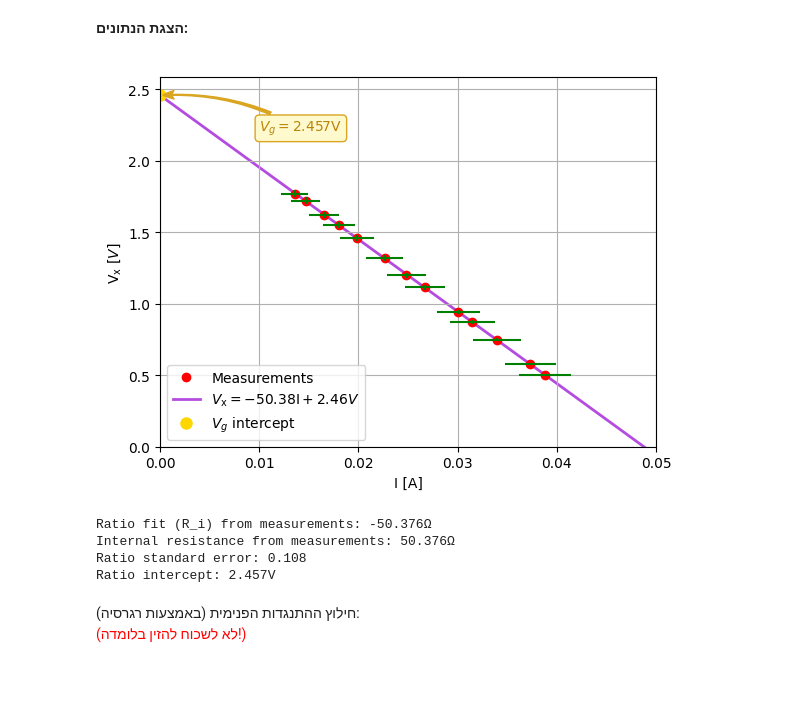
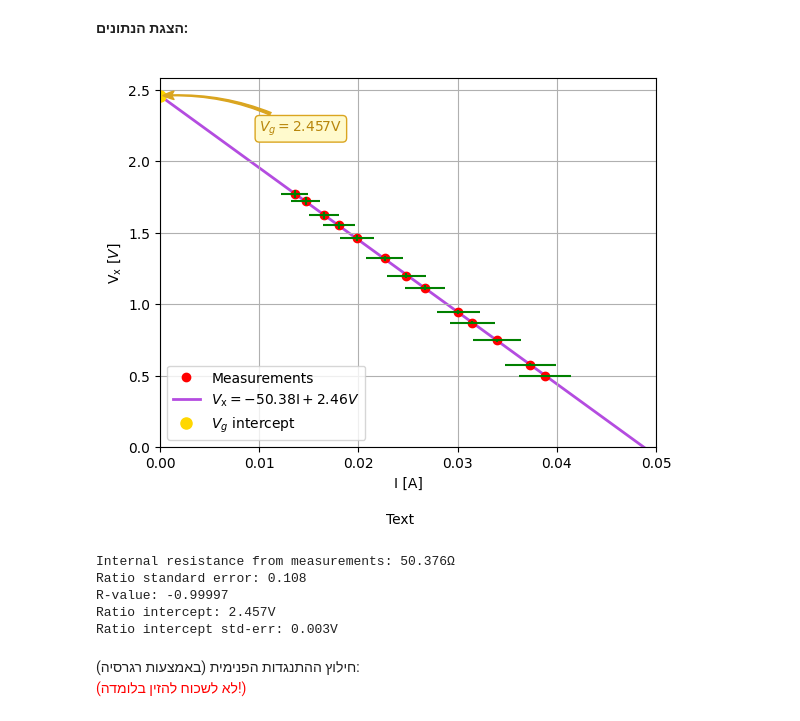
Before and after one commit to katzuv/studies, a Jupyter notebook: 2025S/Lab/03 DC.ipynb, the cells around one changed output. Saved outputs shown, nothing was run; the diff lists cells and outputs as text; code cells hidden in the pictures; blank space fills up the shorter version.

```diff
--- a/2025S/Lab/03 DC.ipynb
+++ b/2025S/Lab/03 DC.ipynb
@@ -181,40 +181,46 @@ lin = np.linspace(0, max(I) * 1.3, 200)
 plt.plot(lin, reg.slope * lin + reg.intercept, '-', linewidth=2, color='darkviolet', alpha=0.7, label=fr"$V_{{\mathrm{{x}}}} = {reg.slope:.2f} {{\mathrm{{I}}}} + {reg.intercept:.2f}V$", zorder=1)
 
 plt.plot(0, reg.intercept, "o", color="gold", markersize=8, label="$V_{g}$ intercept")
 
 plt.annotate(
     fr'$V_{{g}} = {reg.intercept:.3f}{{\mathrm{{V}}}}$',
     xy=(0, reg.intercept),
     xytext=(0.01, reg.intercept - 0.25),
     arrowprops=dict(
         arrowstyle='Fancy,tail_width=0.2,head_width=.6,head_length=.8',
         color="goldenrod",
         connectionstyle="arc3,rad=0.15"
     ),
     fontsize=10,
     color="darkgoldenrod",
     bbox=dict(boxstyle="round,pad=0.3", fc="lemonchiffon", ec="goldenrod", lw=1),
     zorder=2
 )
 
 plt.legend(loc="lower left")
 
 plt.xlim(left=0, right=0.05)
 plt.ylim(bottom=0)
+plt.grid()
 
-plt.grid()
+plt.figtext(0.5, -0.05, "Text", wrap=True, horizontalalignment='center', fontsize=10)
+
+plt.savefig('plott.svg', format='svg', dpi=300)
+
 plt.show()
 
-print(f"Ratio fit (R_i) from measurements: {reg.slope:.3f}Ω")
 print(f"Internal resistance from measurements: {-reg.slope:.3f}Ω")
 print(f"Ratio standard error: {reg.stderr:.3f}")
+print(f"R-value: {reg.rvalue:.5f}")
 print(f"Ratio intercept: {reg.intercept:.3f}V")
+print(f"Ratio intercept std-err: {reg.intercept_stderr:.3f}V")
 # %% [output]
-[figure, old version]
+[figure, new version]
-Ratio fit (R_i) from measurements: -50.376Ω
 Internal resistance from measurements: 50.376Ω
 Ratio standard error: 0.108
+R-value: -0.99997
 Ratio intercept: 2.457V
+Ratio intercept std-err: 0.003V
 # %% [markdown]
 <div dir=rtl>
 חילוץ ההתנגדות הפנימית (באמצעות רגרסיה): <br>
```
Also changed, not shown: parts of 2 cells of this notebook.
